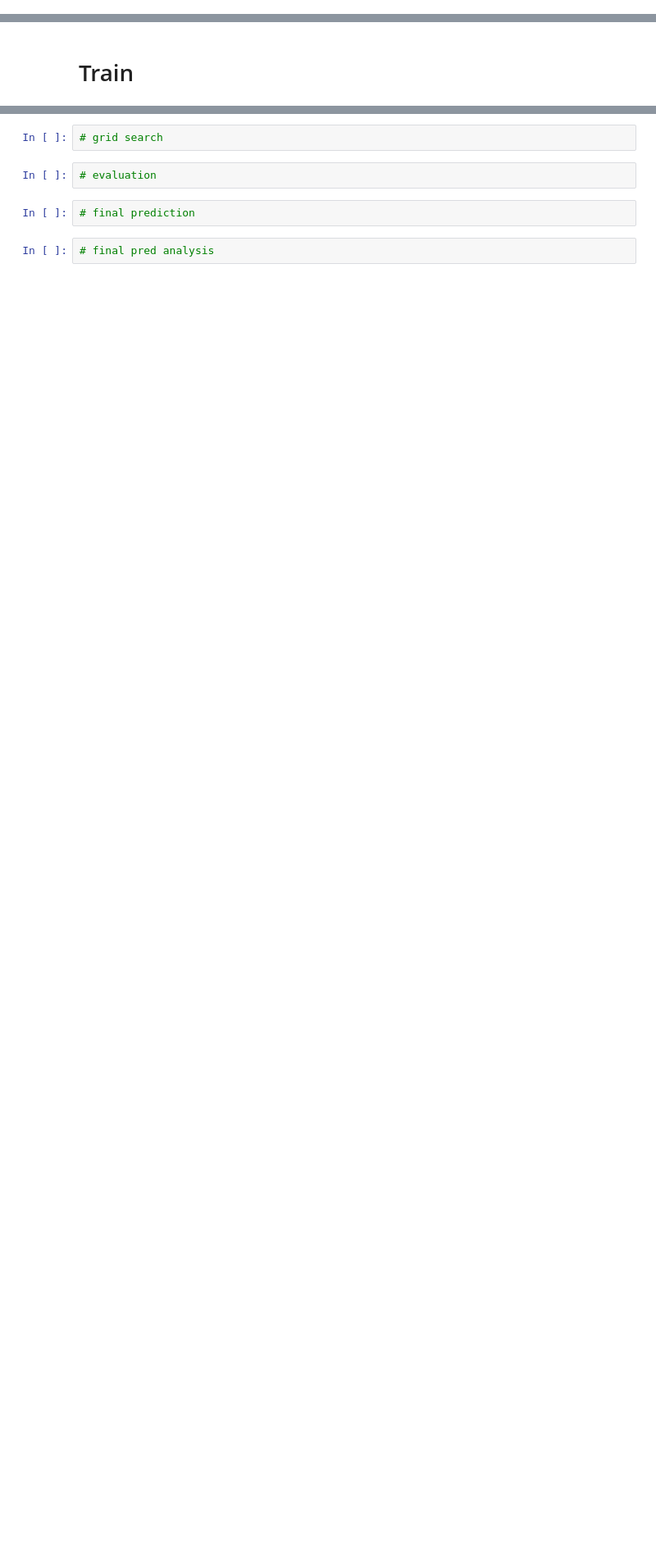
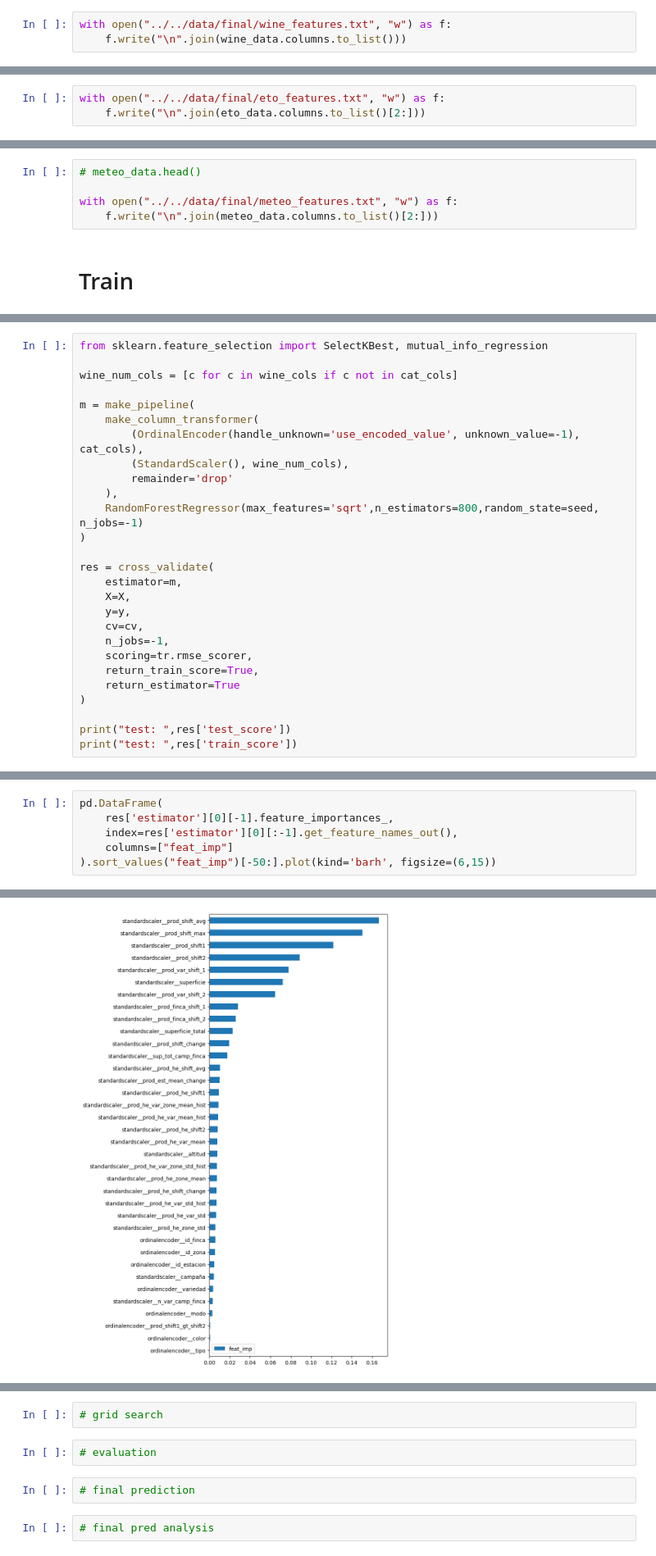
Before and after one commit to vitostamatti/datathon-cajamar-malbecs, a Jupyter notebook: notebooks/malbecs/malbecs.ipynb, the cells around one changed output, grey strips where cells are left out. Shown at 82% size. Saved outputs shown, nothing was run; the diff lists cells and outputs as text; blank space fills up the shorter version.

```diff
--- a/notebooks/malbecs/malbecs.ipynb
+++ b/notebooks/malbecs/malbecs.ipynb
@@ -24,0 +34,3 @@ wine_data.head()
+# %%
+with open("../../data/final/wine_features.txt", "w") as f:
+    f.write("\n".join(wine_data.columns.to_list()))
@@ -94,6 +123,9 @@ eto_data = eto_pr.load_eto_dataset(raw_eto_path)
 eto_data = eto_pr.preprocess_eto_dataset(eto_data, cols_mean, cols_sum, output_path=pro_eto_path)
 # %%
 eto_data = eto_fe.feateng_eto(eto_data, output_path=final_eto_path)
+# %%
+with open("../../data/final/eto_features.txt", "w") as f:
+    f.write("\n".join(eto_data.columns.to_list()[2:]))
 # %%
 eto_data.head()
 # %% [output]
@@ -130,2 +152,7 @@ meteo_data.head()
+# %%
+# meteo_data.head()
+
+with open("../../data/final/meteo_features.txt", "w") as f:
+    f.write("\n".join(meteo_data.columns.to_list()[2:]))
 # %% [markdown]
 # Train
@@ -183,0 +245,27 @@ X_final, y_final = xy_split(data_final)
+# %%
+from sklearn.feature_selection import SelectKBest, mutual_info_regression
+
+wine_num_cols = [c for c in wine_cols if c not in cat_cols]
+
+m = make_pipeline(
+    make_column_transformer(
+        (OrdinalEncoder(handle_unknown='use_encoded_value', unknown_value=-1), cat_cols),
+        (StandardScaler(), wine_num_cols),
+        remainder='drop'
+    ),
+    RandomForestRegressor(max_features='sqrt',n_estimators=800,random_state=seed, n_jobs=-1)
+)
+
+res = cross_validate(
+    estimator=m,
+    X=X,
+    y=y,
+    cv=cv,
+    n_jobs=-1,
+    scoring=tr.rmse_scorer,
+    return_train_score=True,
+    return_estimator=True
+)
+
+print("test: ",res['test_score'])
+print("test: ",res['train_score'])
@@ -183,0 +275,7 @@ X_final, y_final = xy_split(data_final)
+# %%
+pd.DataFrame(
+    res['estimator'][0][-1].feature_importances_,
+    index=res['estimator'][0][:-1].get_feature_names_out(),
+    columns=["feat_imp"]
+).sort_values("feat_imp")[-50:].plot(kind='barh', figsize=(6,15))
+# %% [output]
@@ -183,0 +283 @@ X_final, y_final = xy_split(data_final)
+[figure, added]
```
Also changed, not shown: parts of 11 cells of this notebook, 8 other files.
